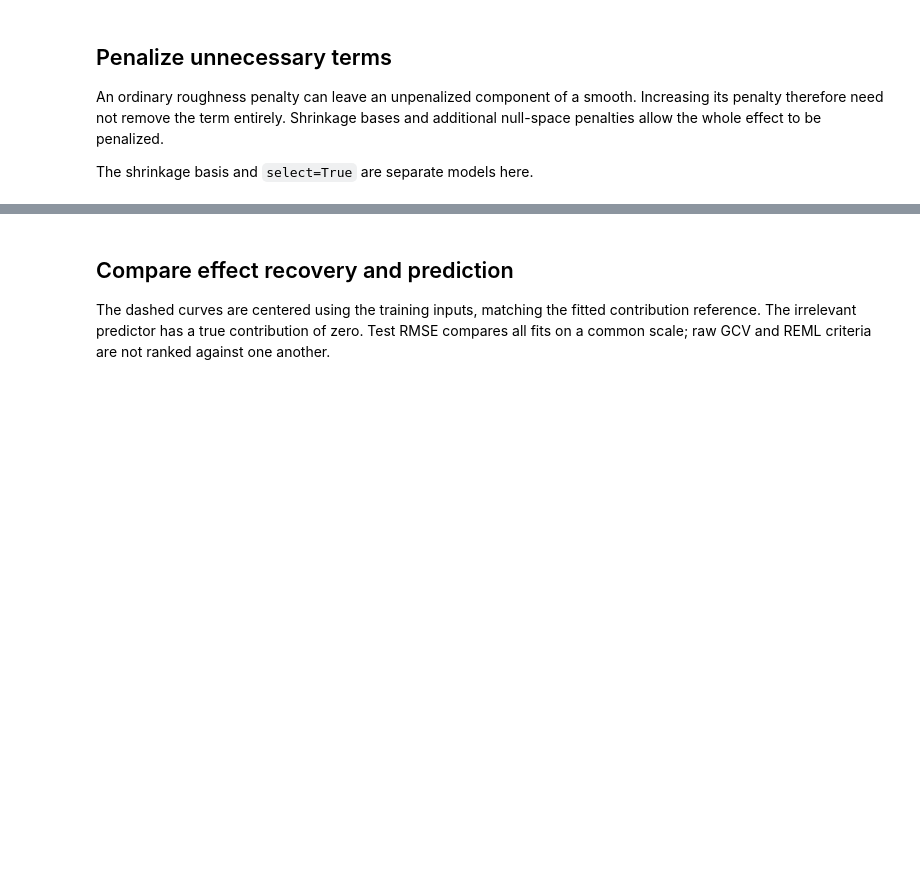
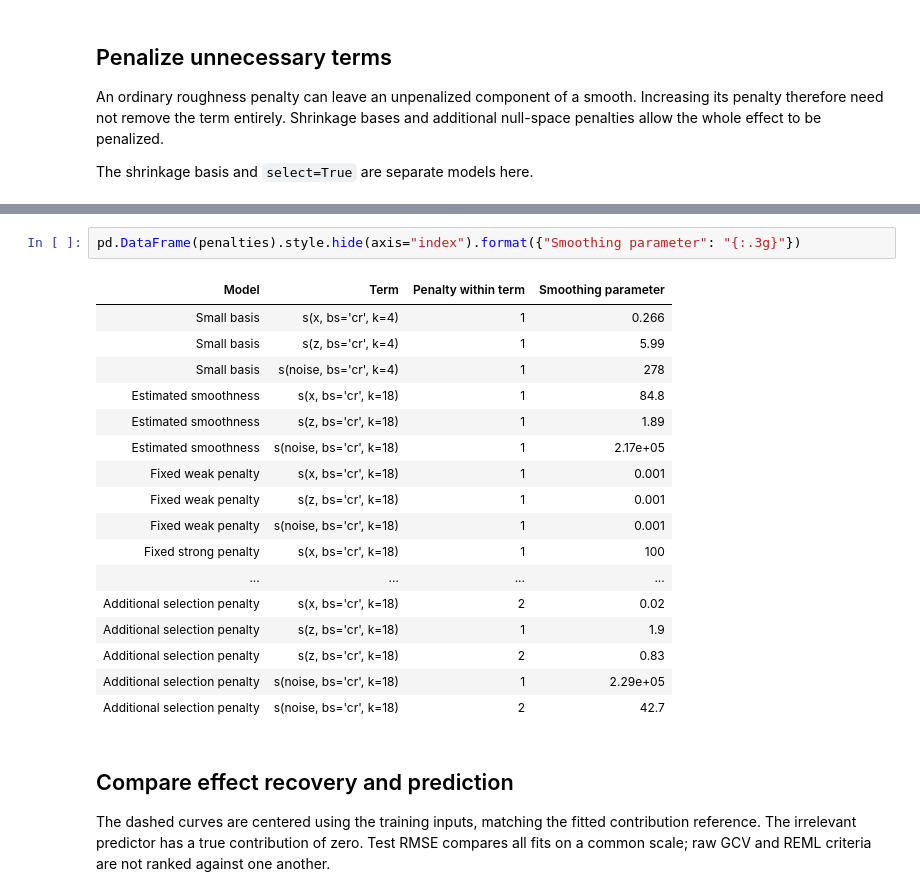
Before and after one commit to OpenTabular/NAMpy, a Jupyter notebook: docs/notebooks/smoothness_selection.ipynb, the cells around one changed output, grey strips where cells are left out. Drawn from its saved outputs; the diff is of its cells as text; blank space fills up the shorter version.

```diff
--- a/docs/notebooks/smoothness_selection.ipynb
+++ b/docs/notebooks/smoothness_selection.ipynb
@@ -76,3 +82,23 @@ pd.DataFrame(rows).style.hide(axis="index").format({"Test RMSE": "{:.3f}", "Tota
+# %%
+pd.DataFrame(penalties).style.hide(axis="index").format({"Smoothing parameter": "{:.3g}"})
+# %% [output]
+| Model | Term | Penalty within term | Smoothing parameter |
+| Small basis | s(x, bs='cr', k=4) | 1 | 0.266 |
+| Small basis | s(z, bs='cr', k=4) | 1 | 5.99 |
+| Small basis | s(noise, bs='cr', k=4) | 1 | 278 |
+| Estimated smoothness | s(x, bs='cr', k=18) | 1 | 84.8 |
+| Estimated smoothness | s(z, bs='cr', k=18) | 1 | 1.89 |
+| Estimated smoothness | s(noise, bs='cr', k=18) | 1 | 2.17e+05 |
+| Fixed weak penalty | s(x, bs='cr', k=18) | 1 | 0.001 |
+| Fixed weak penalty | s(z, bs='cr', k=18) | 1 | 0.001 |
+| Fixed weak penalty | s(noise, bs='cr', k=18) | 1 | 0.001 |
+| Fixed strong penalty | s(x, bs='cr', k=18) | 1 | 100 |
+| ... | ... | ... | ... |
+| Additional selection penalty | s(x, bs='cr', k=18) | 2 | 0.02 |
+| Additional selection penalty | s(z, bs='cr', k=18) | 1 | 1.9 |
+| Additional selection penalty | s(z, bs='cr', k=18) | 2 | 0.83 |
+| Additional selection penalty | s(noise, bs='cr', k=18) | 1 | 2.29e+05 |
+| Additional selection penalty | s(noise, bs='cr', k=18) | 2 | 42.7 |
 # %% [markdown]
 ## Compare effect recovery and prediction
 
```
Also changed, not shown: parts of 2 cells of this notebook, 51 other files.
